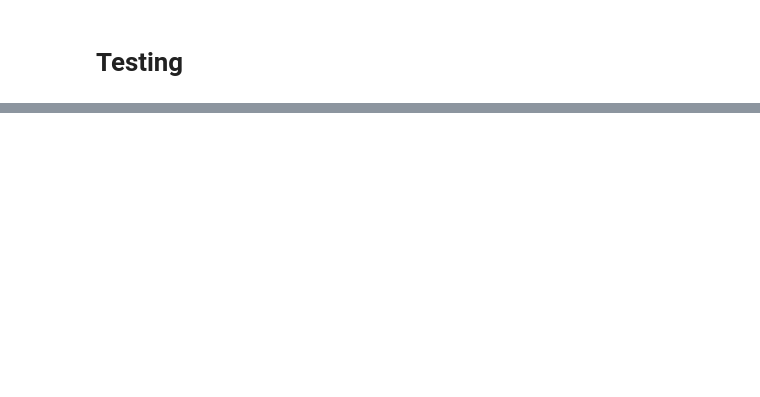
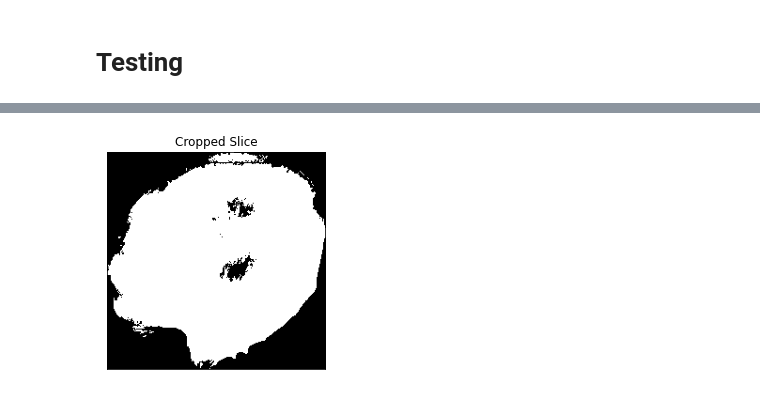
Before and after one commit to Automated-CAD-Scoring-Suite/Automatic-CaScoring-From-Chest-CT, a Jupyter notebook: Models/crop_roi.ipynb, the cells around one changed output, grey strips where cells are left out. Cells and saved outputs as stored; diff of their text form; code cells hidden in the pictures; blank space fills up the shorter version.

```diff
--- a/Models/crop_roi.ipynb
+++ b/Models/crop_roi.ipynb
@@ -111,2 +29,8 @@ def crop_roi(sample, x1, x2, y1, y2, z1, z2):
 # %% [markdown]
 # Testing
+# %%
+path = '../Dataset/trv1p1cti-heart_label.nii.gz'
+_,volume,_,_ = load_itk(path)
+# plot_view(volume)
+slice_1 = volume[20,:,:]
+show_image(slice_1,"Slice 1", 'gray')
@@ -112,0 +39,5 @@ def crop_roi(sample, x1, x2, y1, y2, z1, z2):
+# %%
+x1,x2,y1,y2 = find_roi_2D(slice_1)
+show_image(slice_1[y1:y2, x1:x2], 'Cropped Slice')
+# %% [output]
+[figure, added]
```
Also changed, not shown: parts of 3 cells of this notebook.
